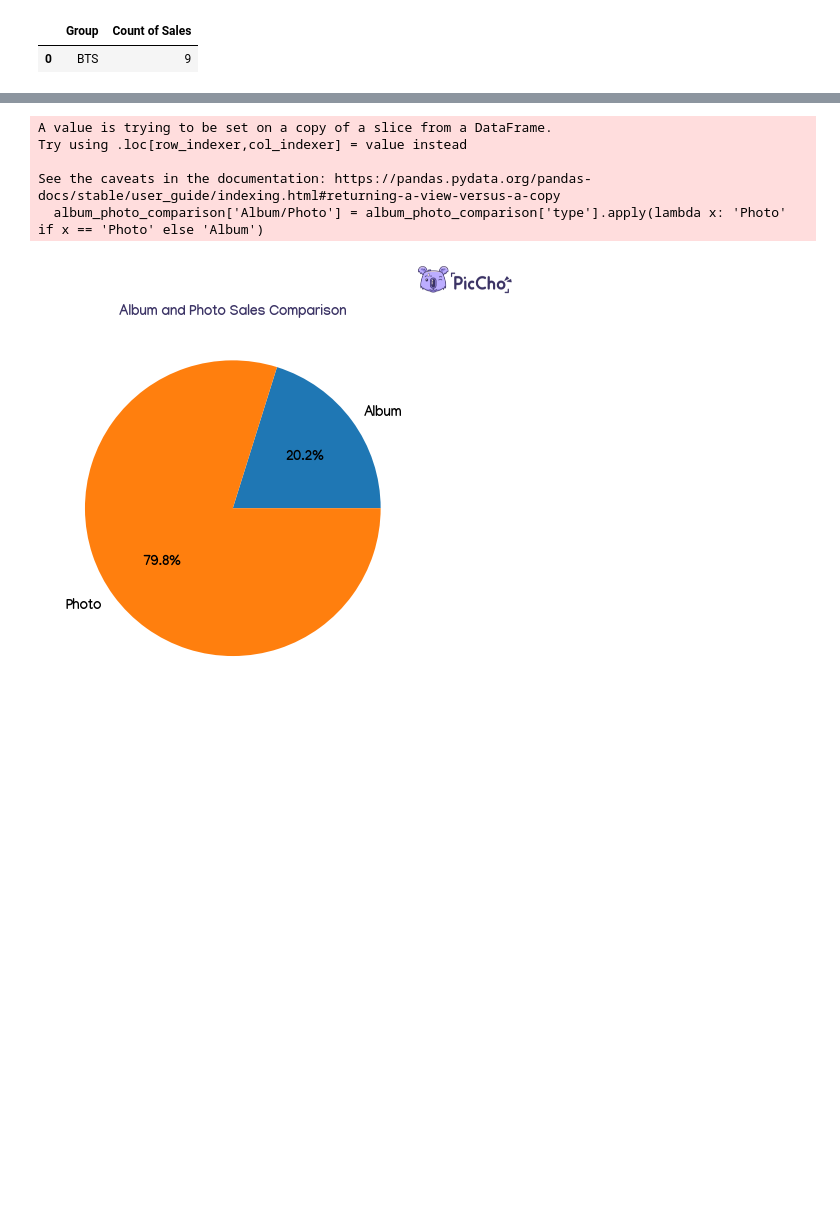
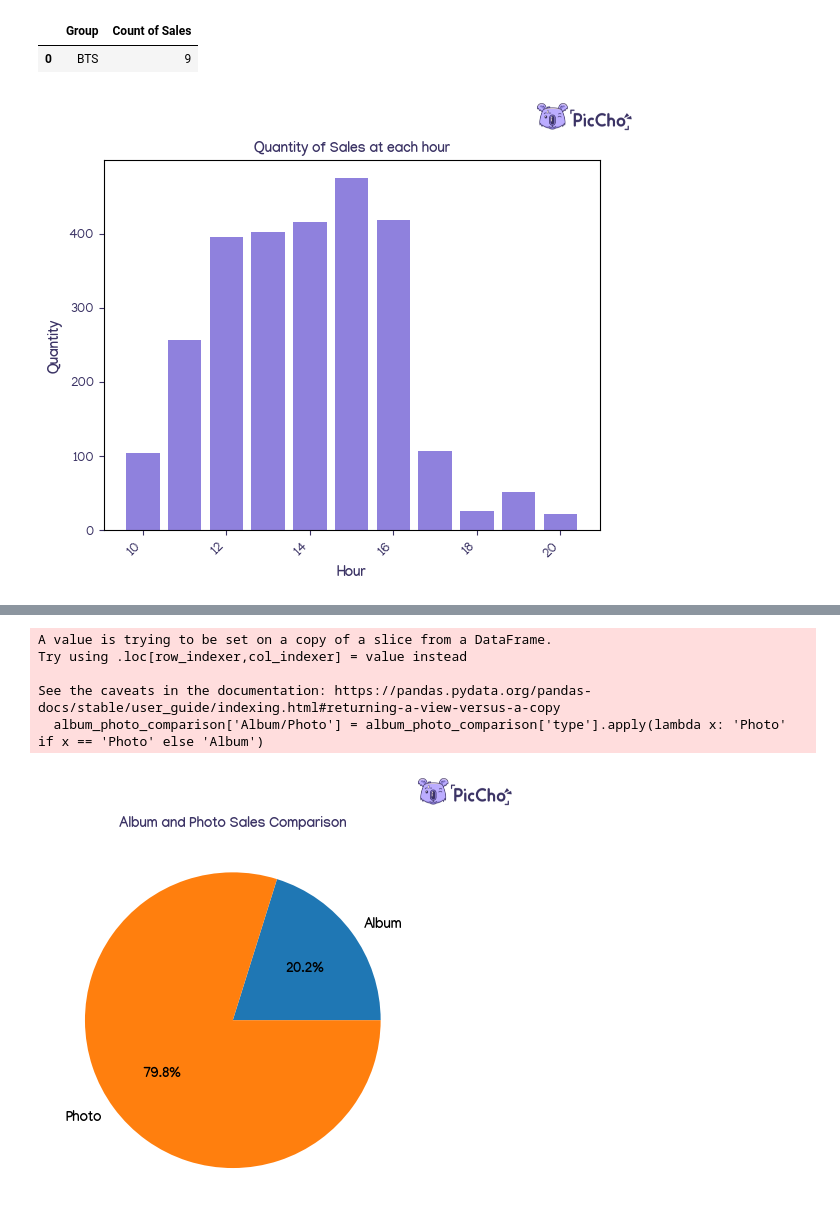
Before and after one commit to kasmello/ChoAI, a Jupyter notebook: train.ipynb, the cells around one changed output, grey strips where cells are left out. Saved outputs shown, nothing was run; the diff lists cells and outputs as text; code cells hidden in the pictures; blank space fills up the shorter version.

```diff
--- a/train.ipynb
+++ b/train.ipynb
@@ -52,3 +108,23 @@ count_sales
 # %% [output]
 |  | Group | Count of Sales |
 | 0 | BTS | 9 |
+# %%
+df['hour'] = df['action_time'].dt.hour
+peak_hours = df.groupby('hour')['quantity'].sum().reset_index()
+fig, ax = plt.subplots()
+ax.bar(peak_hours['hour'], peak_hours['quantity'], color=medium)
+ax.set_xlabel('Hour', color=dark, font_properties=manjari_bold)
+ax.set_ylabel('Quantity', color=dark, font_properties=manjari_bold)
+ax.tick_params(axis='x', labelrotation=45)
+for tick in ax.get_xticklabels():
+    tick.set_ha('right')
+ax.set_title('Quantity of Sales at each hour', color=dark, font_properties=manjari_bold)
+ax.tick_params(colors=dark)
+for label in ax.get_xticklabels() + ax.get_yticklabels():
+    label.set_fontproperties(manjari_regular)
+logo_ax = fig.add_axes([0.8, 0.85, 0.15, 0.15], anchor='NE', zorder=1)
+logo_ax.imshow(logo_img)
+logo_ax.axis('off')
+plt.show(block=False)
+# %% [output]
+[figure, added]
```
Also changed, not shown: parts of 7 cells of this notebook, 8 other files.
